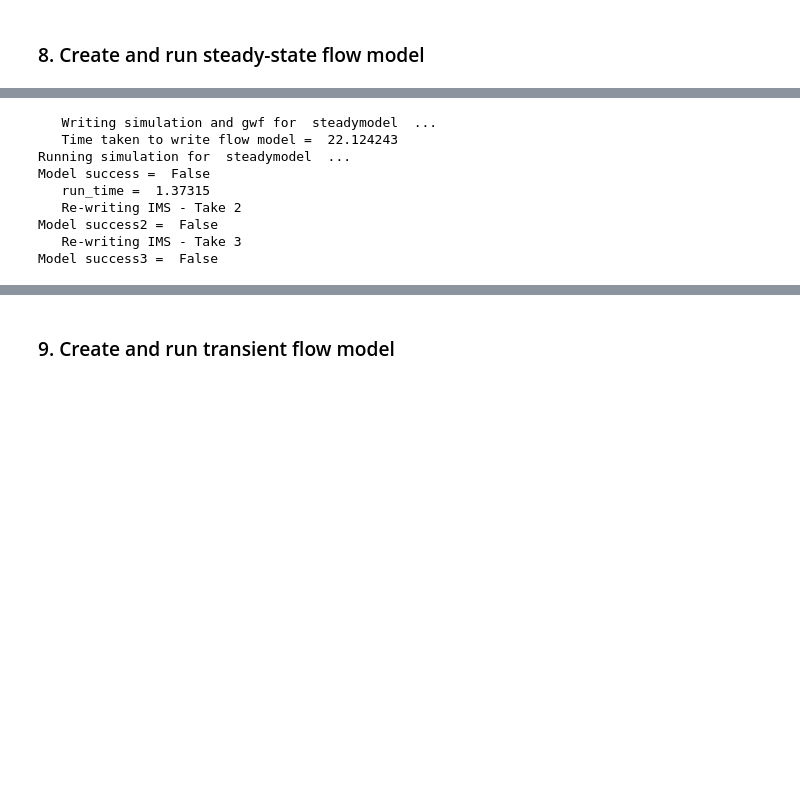
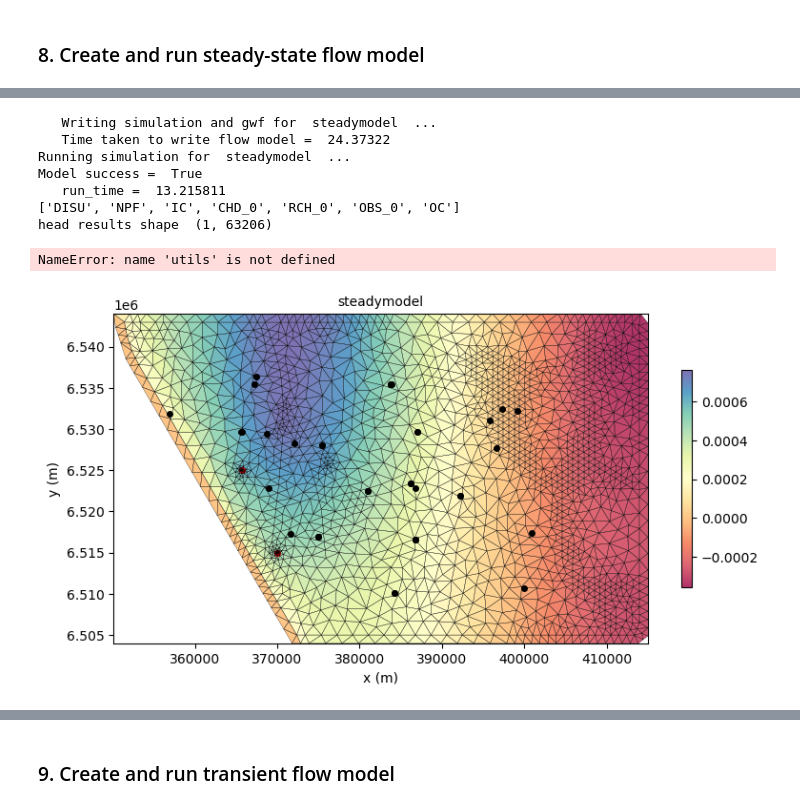
Before and after one commit to malvina-chmielarski/Otorowiri, a Jupyter notebook: scripts/main_script.ipynb, the cells around one changed output, grey strips where cells are left out. Cells and saved outputs as stored; diff of their text form; code cells hidden in the pictures; blank space fills up the shorter version.

Commit message:
Put refinement nodes in own class. Flow model running!

```diff
--- a/scripts/main_script.ipynb
+++ b/scripts/main_script.ipynb
@@ -396,11 +302,10 @@ print(np.unique(geomodel.idomain, return_counts = True))
 # %%
 # FILL CELL PROPERTIES
 
-geomodel.hk_perlay = 10. * np.ones((geomodel.nlg))  #[1., 1., 0.5, 0.1, 0.2, 5., 10.]
+geomodel.hk_perlay = [1., 2., 3., 4., 5., 6., 7., 8., 9., 10., 11., 12., 13., 14., 15., 16., 17., 18., 19.]
 geomodel.vk_perlay = 1. * np.ones((geomodel.nlg))
 geomodel.ss_perlay = 0.00001 * np.ones((geomodel.nlg))
 geomodel.sy_perlay = 0.1 * np.ones((geomodel.nlg))
-
 geomodel.fill_cell_properties(mesh)
 # %% [output]
    Filling cell properties for  s1  ...
@@ -449,14 +352,12 @@ len(fm.lith.flatten())
 # %%
 # Write and run flow model files
-sim = fm.write_flowmodel(chd = True, wel = True, obs = False, rch = True)
+sim = fm.write_flowmodel(chd = True, wel = True, obs = True, rch = True)
 fm.run_flowmodel(sim)
 # %% [output]
    Writing simulation and gwf for  steadymodel  ...
-   Time taken to write flow model =  22.124243
+   Time taken to write flow model =  24.37322
 Running simulation for  steadymodel  ...
-Model success =  False
-   run_time =  1.37315
-   Re-writing IMS - Take 2
-Model success2 =  False
-   Re-writing IMS - Take 3
-Model success3 =  False
+Model success =  True
+   run_time =  13.215811
+['DISU', 'NPF', 'IC', 'CHD_0', 'RCH_0', 'OBS_0', 'OC']
+head results shape  (1, 63206)
@@ -462,0 +366,11 @@ Model success3 =  False
+# %%
+node = 15304-1
+import loopflopy.utils as utils
+utils.plot_node(node, spatial, sim, scenario)
+# %% [output]
+NameError: name 'utils' is not defined
+# %%
+watertable = fm.get_watertable(geomodel, fm.head)
+fm.plot_watertable(spatial, mesh, geomodel, fm, watertable)#, extent = None, vmin = None, vmax = None)
+# %% [output]
+[figure, added]
```
Also changed, not shown: parts of 24 cells of this notebook.
